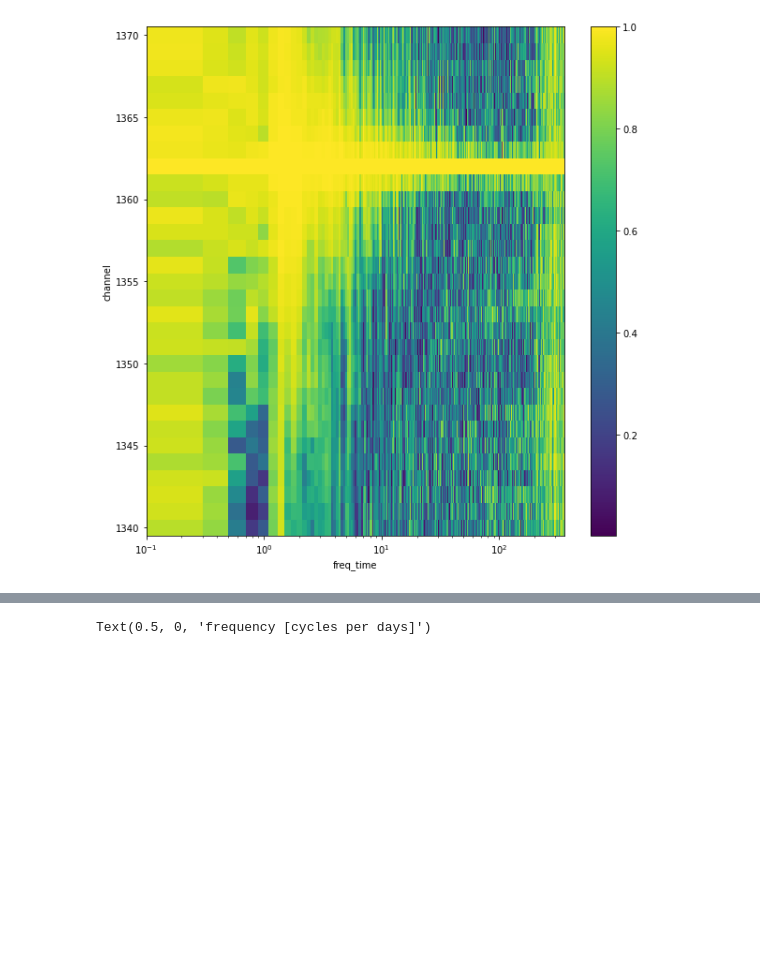
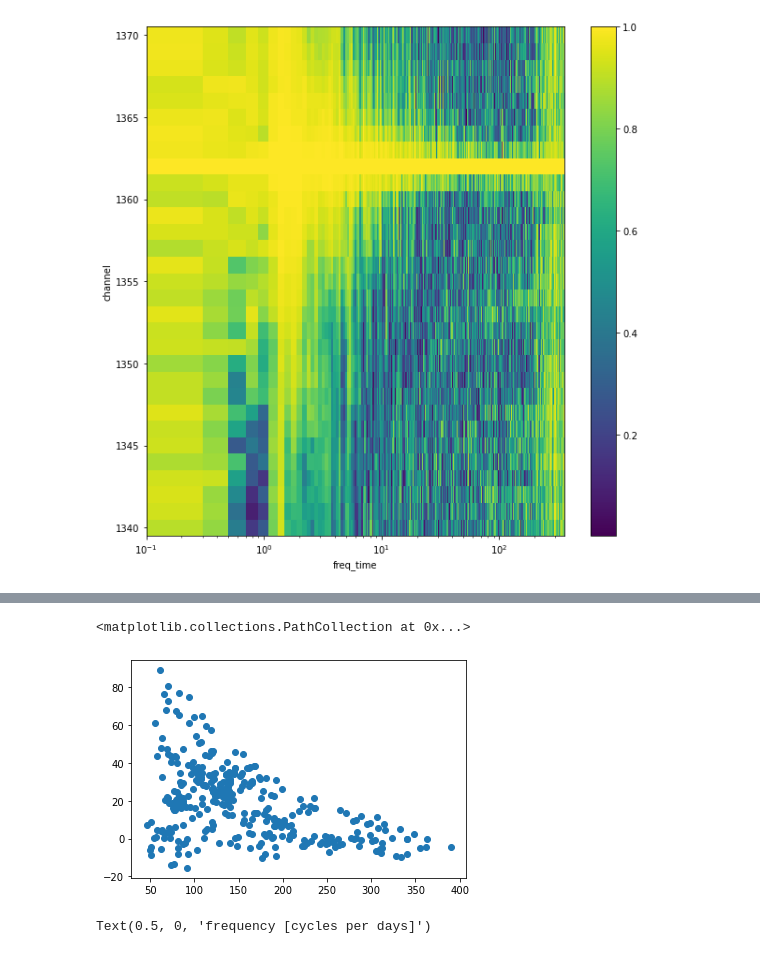
Before and after one commit to apatlpo/das_work, a Jupyter notebook: das/blurring.ipynb, the cells around one changed output, grey strips where cells are left out. Cells and saved outputs as stored; diff of their text form; code cells hidden in the pictures; blank space fills up the shorter version.

Commit message:
add coherence for blurring effects

```diff
--- a/das/blurring.ipynb
+++ b/das/blurring.ipynb
@@ -180,3 +191,20 @@ ax.set_xscale("log")
+# %%
+_C = C.where(C.freq_time>0, drop=True)
+
+_H = np.abs(_C)/np.sqrt(E.sel(channel=c_ref))
+_C2 = np.abs(_C)/np.sqrt(E*E.sel(channel=c_ref))
+_A = xr.apply_ufunc(np.angle, _C, dask="parallelized")*180/np.pi
+
+_ds = xr.merge([_H.rename("H_abs"), _A.rename("H_angle"), _C2.rename("coherence2")])
+_ds = _ds.where(_ds.coherence2>0.8)
+_ds = _ds.sel(channel=slice(1300,1400))
+_ds = _ds.sel(freq_time=slice(1,2))
+
+fig, ax = plt.subplots(1,1)
+ax.scatter(_ds.H_abs, _ds.H_angle)
+# %% [output]
+<matplotlib.collections.PathCollection at 0x...>
+[figure, added]
 # %%
 fig, ax = plt.subplots(1,1, figsize=(10,8))
 
```
Also changed, not shown: parts of 2 cells of this notebook.
